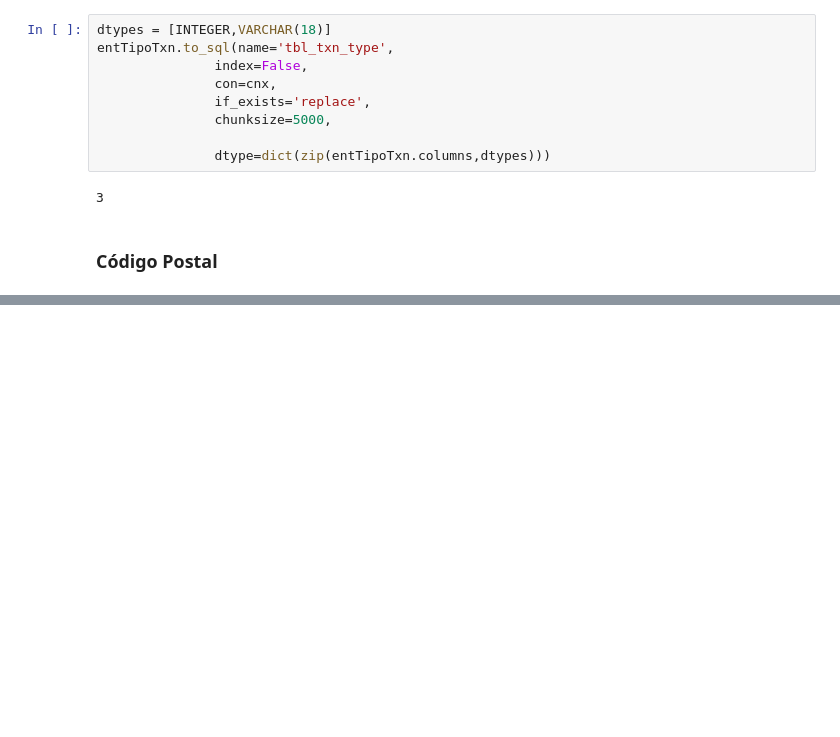
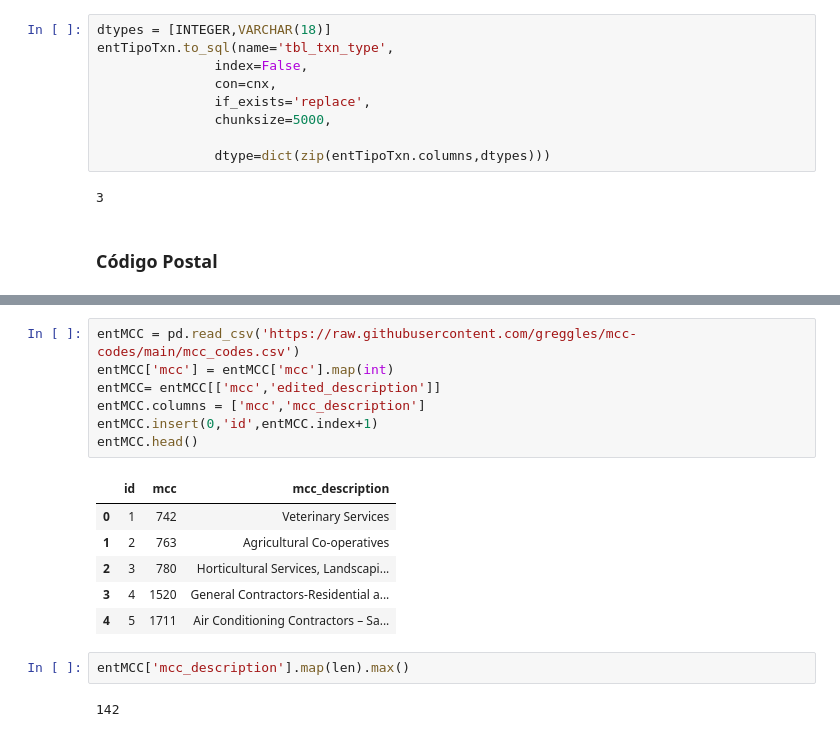
Before and after one commit to JGFuentesC/tsc_2024_1, a Jupyter notebook: practicas/Ejercicio TDC IBM/IBM.ipynb, the cells around one changed output, grey strips where cells are left out. Drawn from its saved outputs; the diff is of its cells as text; blank space fills up the shorter version.

```diff
--- a/practicas/Ejercicio TDC IBM/IBM.ipynb
+++ b/practicas/Ejercicio TDC IBM/IBM.ipynb
@@ -168,0 +182,18 @@ data[data['Merchant State']=='AA']
+# %%
+entMCC = pd.read_csv('https://raw.githubusercontent.com/greggles/mcc-codes/main/mcc_codes.csv')
+entMCC['mcc'] = entMCC['mcc'].map(int)
+entMCC= entMCC[['mcc','edited_description']]
+entMCC.columns = ['mcc','mcc_description']
+entMCC.insert(0,'id',entMCC.index+1)
+entMCC.head()
+# %% [output]
+|  | id | mcc | mcc_description |
+| 0 | 1 | 742 | Veterinary Services |
+| 1 | 2 | 763 | Agricultural Co-operatives |
+| 2 | 3 | 780 | Horticultural Services, Landscapi... |
+| 3 | 4 | 1520 | General Contractors-Residential a... |
+| 4 | 5 | 1711 | Air Conditioning Contractors – Sa... |
+# %%
+entMCC['mcc_description'].map(len).max()
+# %% [output]
+142
```
Also changed, not shown: parts of 27 cells of this notebook.
